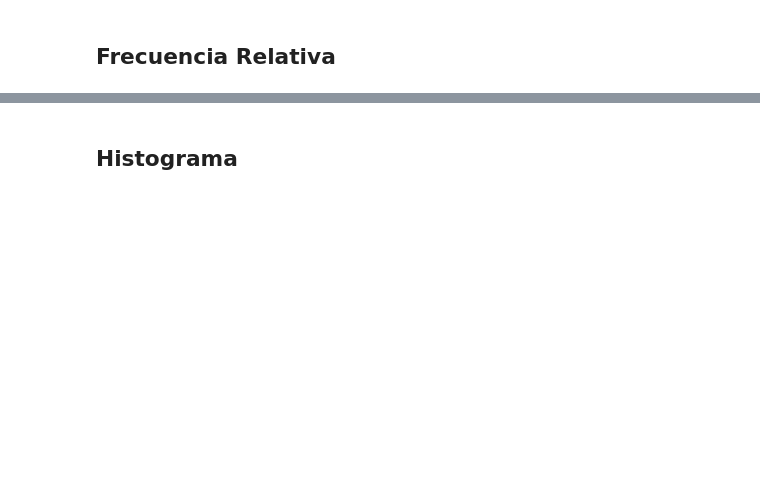
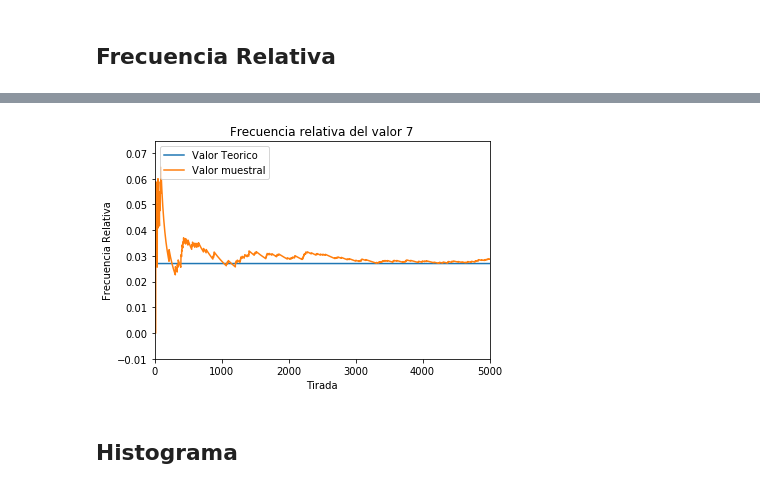
Before and after one commit to alejaz92/facultad, a Jupyter notebook: Version 2.ipynb, the cells around one changed output, grey strips where cells are left out. Drawn from its saved outputs; the diff is of its cells as text; code cells hidden in the pictures; blank space fills up the shorter version.

```diff
--- a/Version 2.ipynb
+++ b/Version 2.ipynb
@@ -40,15 +72,2 @@ plt.show()
 # %% [markdown]
 ## Frecuencia Relativa
-# %%
-si = 100  # Tamaño de la muestra
-ex = 1   # Cantidad de experimentos
-x = 0    # Valor x
-
-for i in range(0, ex):
-    res = np.random.randint(low= 0, high= 37, size= si)
-    conta_x = 0
-    for idx, val in enumerate(res):
-        if val == x:
-            conta_x += 1
-            plt.plot(conta_x)
-            plt.show()
@@ -59,3 +74,35 @@ for i in range(0, ex):
+# %%
+si = 1000  # Tamaño de la muestra
+ex = 10 # Cantidad de experimentos
+vi = 0 # Valor inicial
+vf = 36 # Valor Final
+j = 7               # número del experimento
+vt = 1/(m - n + 1)  # valor teórico
+array_fr = []       # frecuencia relativa
+array_vt = []
+counti = 0
+countj = 0
+maximo = 0
+
+for x in range(i):
+    counti += 1
+    if np.random.randint(n, m) == j:
+        countj += 1
+    if (countj/counti)>maximo:
+        maximo=countj/counti
+    array_fr.append(countj/counti)
+    array_vt.append(vt)
+
+plt.title('Frecuencia relativa del valor '+ repr(j))
+plt.plot(array_vt, label = "Valor Teorico")
+plt.plot(array_fr, label = "Valor muestral")
+plt.xlabel('Tirada')
+plt.ylabel('Frecuencia Relativa')
+plt.axis([0, i, -0.01, maximo + 0.01])
+plt.legend(loc="upper left")
+plt.show()
+# %% [output]
+[figure, added]
 # %% [markdown]
 ## Histograma
 # %%
```
Also changed, not shown: parts of 6 cells of this notebook, 1 other file.
